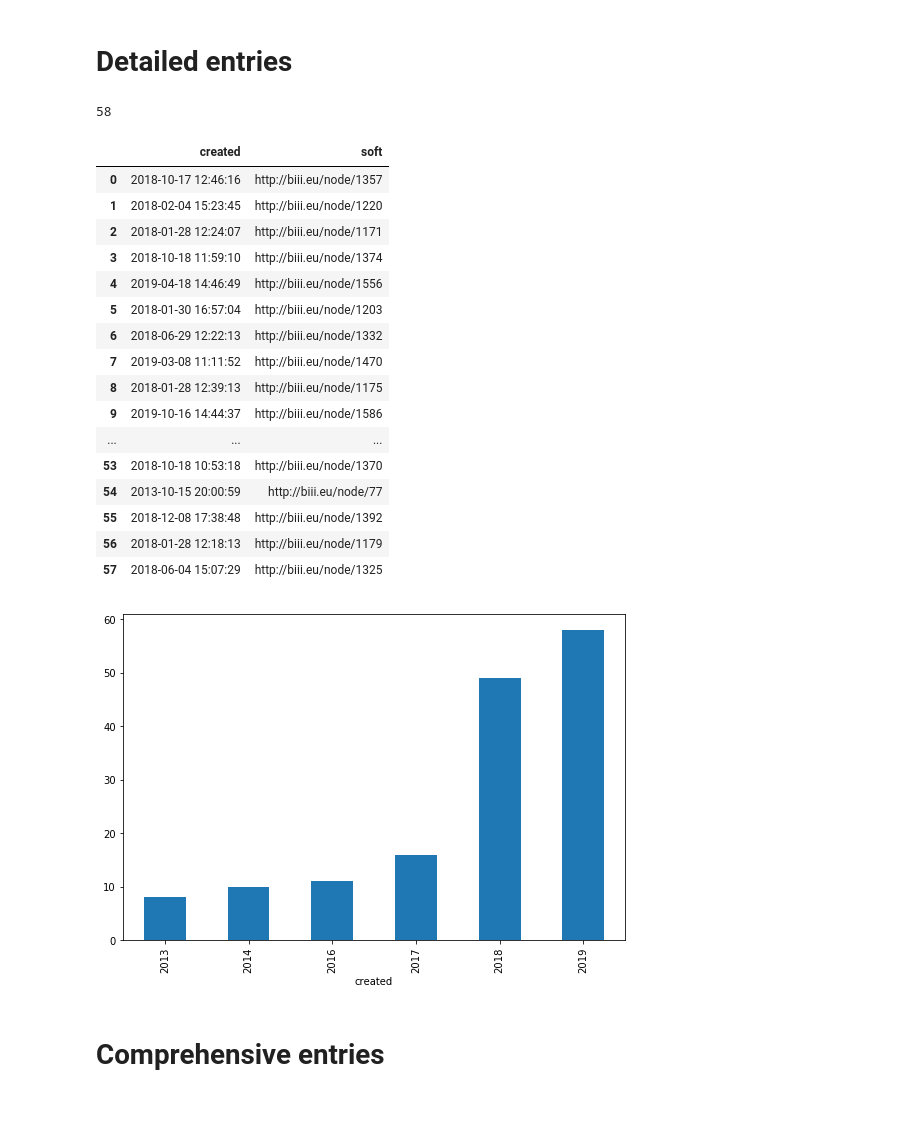
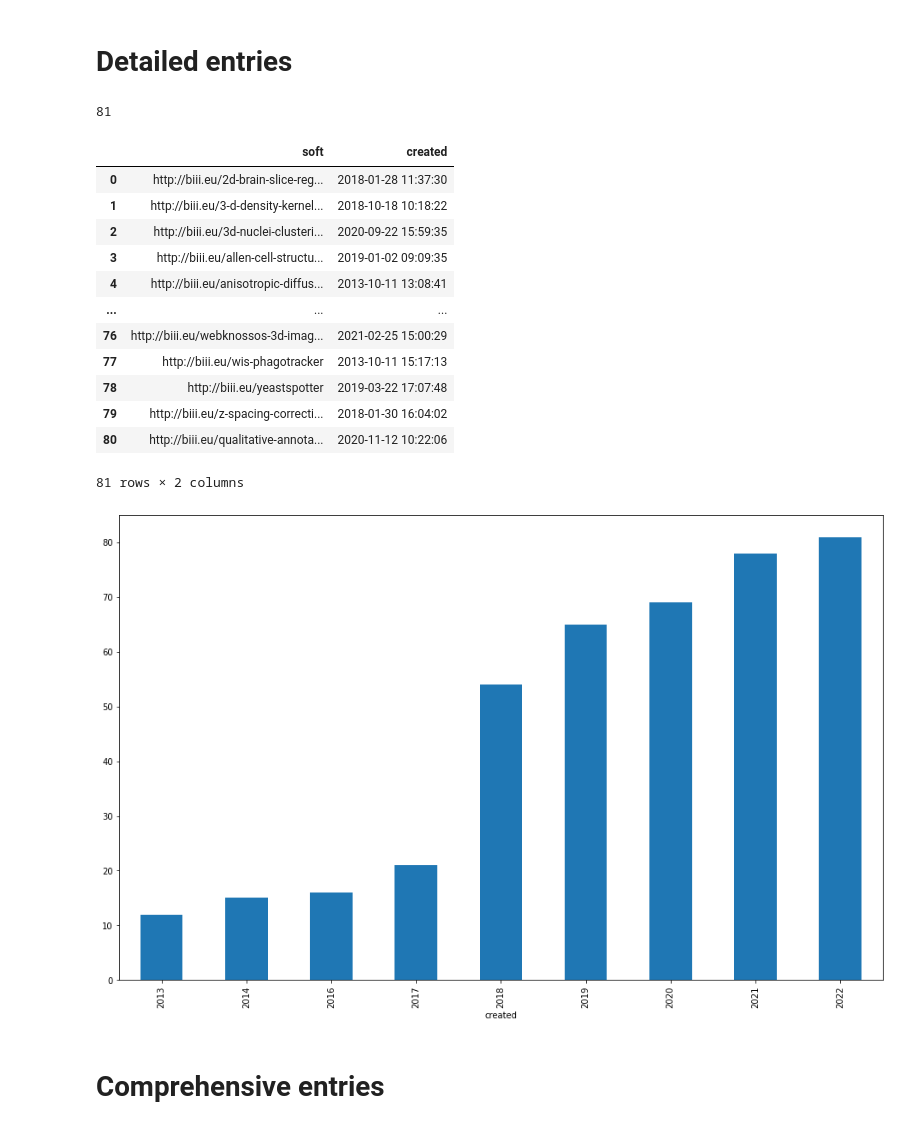
Before and after one commit to NEUBIAS/bise-core-ontology, a Jupyter notebook: quality-curation-queries.ipynb, the cells around one changed output. Drawn from its saved outputs; the diff is of its cells as text; code cells hidden in the pictures.

```diff
--- a/quality-curation-queries.ipynb
+++ b/quality-curation-queries.ipynb
@@ -31,19 +29,18 @@ Wall time: 3.17 s
 # %%
 %matplotlib inline
 
-#plt.figure(figsize=(16, 10))
-plt.figure(figsize=(9, 6))
+plt.figure(figsize=(16, 10))
 
 soft_dates = []
 date_query = """
 SELECT ?soft ?date WHERE {
-    ?soft a <http://biii.eu/node/software> .
+    ?soft a <http://biii.eu/software> .
     ?soft dc:created ?date .
 }
 """
 results = g.query(date_query, initNs=ns)
 for r in results:
-    soft_dates.append({'soft':r['soft'], 'created':r['date']})
+    soft_dates.append({'soft':str(r['soft']), 'created':str(r['date'])})
 
 print(len(soft_dates))
 
@@ -65,13 +62,13 @@ df2['soft'].cumsum().plot(kind='bar')
 #%%time
 %matplotlib inline
 
-#plt.figure(figsize=(16, 10))
-plt.figure(figsize=(9, 6))
+plt.figure(figsize=(16, 10))
+#plt.figure(figsize=(9, 6))
 
 soft_dates = []
 date_query = """
 SELECT DISTINCT ?soft ?date WHERE {
-    ?soft a <http://biii.eu/node/software> .
+    ?soft a <http://biii.eu/software> .
     ?soft dc:created ?date .
     ?soft dc:title ?title .
     ?soft rdfs:comment ?description .
@@ -99,7 +96,7 @@ SELECT DISTINCT ?soft ?date WHERE {
 """
 results = g.query(date_query, initNs=ns)
 for r in results:
-    soft_dates.append({'soft':r['soft'], 'created':r['date']})
+    soft_dates.append({'soft':str(r['soft']), 'created':str(r['date'])})
 
 print(len(soft_dates))
 df = pd.DataFrame(soft_dates)
@@ -120,13 +117,13 @@ df2['soft'].cumsum().plot(kind='bar')
 # %%
 %matplotlib inline
 
-#plt.figure(figsize=(16, 10))
-plt.figure(figsize=(9, 6))
+plt.figure(figsize=(16, 10))
+#plt.figure(figsize=(9, 6))
 
 soft_dates = []
 date_query = """
 SELECT DISTINCT ?soft ?date WHERE {
-    ?soft a <http://biii.eu/node/software> .
+    ?soft a <http://biii.eu/software> .
     ?soft dc:created ?date .
     ?soft dc:title ?title .
     ?soft rdfs:comment ?description .
@@ -136,52 +133,48 @@ SELECT DISTINCT ?soft ?date WHERE {
     ?soft nb:hasAuthor ?auth .
     ?soft nb:hasFunction ?func .
     ?soft nb:openess ?lic_op .
     ?soft nb:hasLicense ?lic .
 
     ?soft nb:hasSupportedImageDimension|nb:requires ?usage .
 
     ?soft nb:hasProgrammingLanguage ?prog .
     ?soft nb:hasPlatform ?plat .
     ?soft nb:hasTopic ?topic .
 
 }
 """
 results = g.query(date_query, initNs=ns)
 for r in results:
-    soft_dates.append({'soft':r['soft'], 'created':r['date']})
+    soft_dates.append({'soft':str(r['soft']), 'created':str(r['date'])})
 
 print(len(soft_dates))
 
 df = pd.DataFrame(soft_dates)
 df["created"] = df["created"].astype("datetime64")
 
 #df2 = df.groupby([df["created"].dt.year, df["created"].dt.month]).count()
 df2 = df.groupby([df["created"].dt.year]).count()
 
 df2['soft'].cumsum().plot(kind='bar')
 #df2['soft'].cumsum()
 
 df
 # %% [output]
-58
+81
-|  | created | soft |
-| 0 | 2018-10-17 12:46:16 | http://biii.eu/node/1357 |
-| 1 | 2018-02-04 15:23:45 | http://biii.eu/node/1220 |
-| 2 | 2018-01-28 12:24:07 | http://biii.eu/node/1171 |
-| 3 | 2018-10-18 11:59:10 | http://biii.eu/node/1374 |
-| 4 | 2019-04-18 14:46:49 | http://biii.eu/node/1556 |
-| 5 | 2018-01-30 16:57:04 | http://biii.eu/node/1203 |
-| 6 | 2018-06-29 12:22:13 | http://biii.eu/node/1332 |
-| 7 | 2019-03-08 11:11:52 | http://biii.eu/node/1470 |
-| 8 | 2018-01-28 12:39:13 | http://biii.eu/node/1175 |
-| 9 | 2019-10-16 14:44:37 | http://biii.eu/node/1586 |
+|  | soft | created |
+| 0 | http://biii.eu/2d-brain-slice-reg... | 2018-01-28 11:37:30 |
+| 1 | http://biii.eu/3-d-density-kernel... | 2018-10-18 10:18:22 |
+| 2 | http://biii.eu/3d-nuclei-clusteri... | 2020-09-22 15:59:35 |
+| 3 | http://biii.eu/allen-cell-structu... | 2019-01-02 09:09:35 |
+| 4 | http://biii.eu/anisotropic-diffus... | 2013-10-11 13:08:41 |
 | ... | ... | ... |
-| 53 | 2018-10-18 10:53:18 | http://biii.eu/node/1370 |
-| 54 | 2013-10-15 20:00:59 | http://biii.eu/node/77 |
-| 55 | 2018-12-08 17:38:48 | http://biii.eu/node/1392 |
-| 56 | 2018-01-28 12:18:13 | http://biii.eu/node/1179 |
-| 57 | 2018-06-04 15:07:29 | http://biii.eu/node/1325 |
+| 76 | http://biii.eu/webknossos-3d-imag... | 2021-02-25 15:00:29 |
+| 77 | http://biii.eu/wis-phagotracker | 2013-10-11 15:17:13 |
+| 78 | http://biii.eu/yeastspotter | 2019-03-22 17:07:48 |
+| 79 | http://biii.eu/z-spacing-correcti... | 2018-01-30 16:04:02 |
+| 80 | http://biii.eu/qualitative-annota... | 2020-11-12 10:22:06 |
+81 rows × 2 columns
-[figure, old version]
+[figure, new version]
 # %% [markdown]
 # Comprehensive entries
 # %%
```
Also changed, not shown: parts of 5 cells of this notebook.
